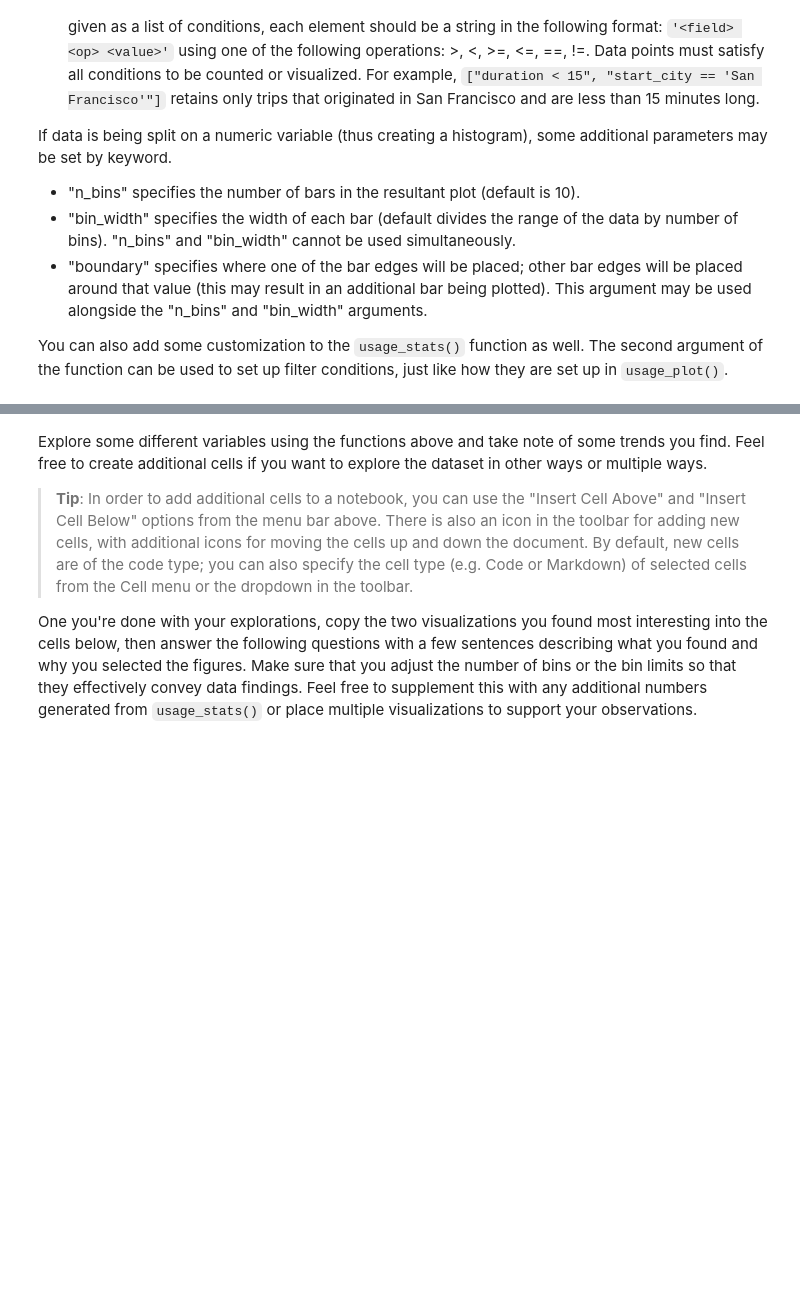
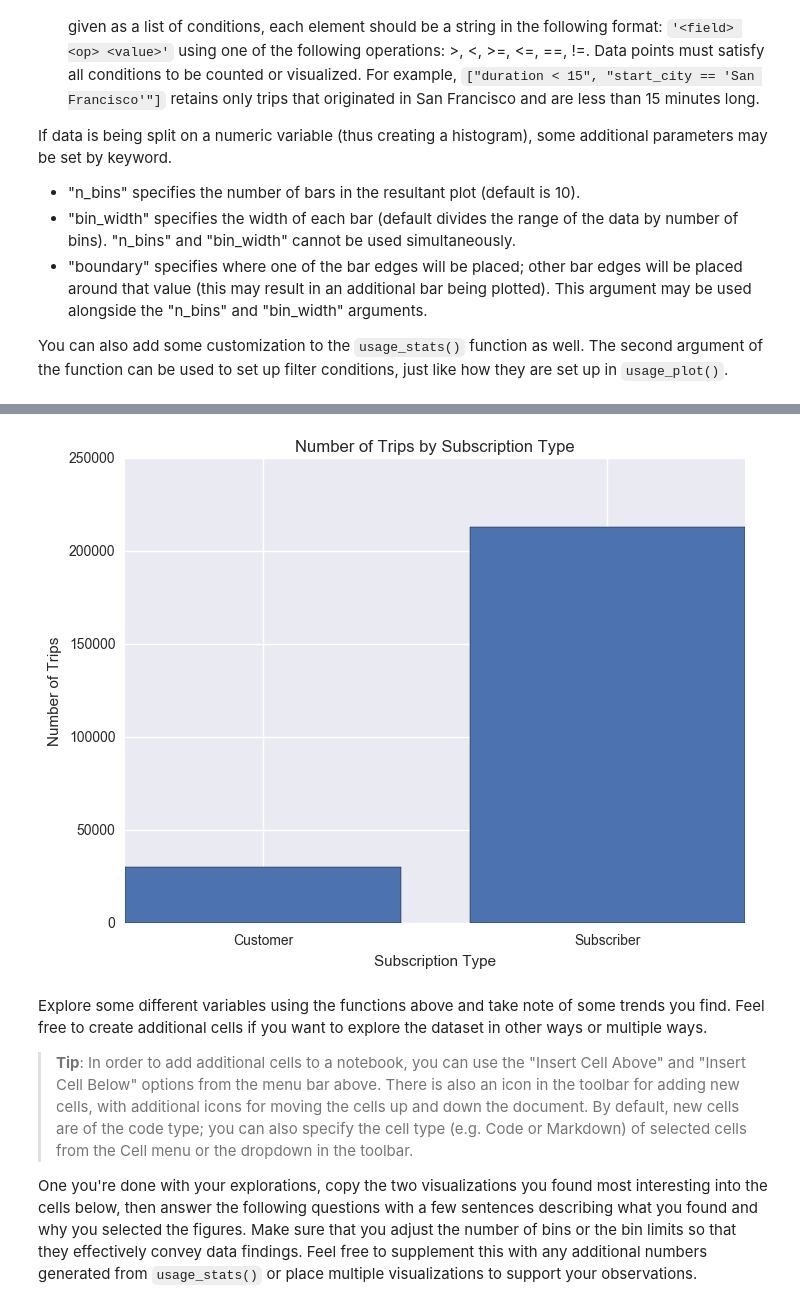
Before and after one commit to jctheduke/Data-Analyst-NanoDegree, a Jupyter notebook: dandp0-bikeshareanalysis/Bay_Area_Bike_Share_Analysis.ipynb, the cells around one changed output, grey strips where cells are left out. Drawn from its saved outputs; the diff is of its cells as text; code cells hidden in the pictures; blank space fills up the shorter version.

```diff
--- a/dandp0-bikeshareanalysis/Bay_Area_Bike_Share_Analysis.ipynb
+++ b/dandp0-bikeshareanalysis/Bay_Area_Bike_Share_Analysis.ipynb
@@ -303,3 +332,7 @@ usage_plot(trip_data)
+# %%
+usage_plot(trip_data,'subscription_type',['start_year == 2015'])
+# %% [output]
+[figure, added]
 # %% [markdown]
 Explore some different variables using the functions above and take note of some trends you find. Feel free to create additional cells if you want to explore the dataset in other ways or multiple ways.
 
```
Also changed, not shown: parts of 11 cells of this notebook.
